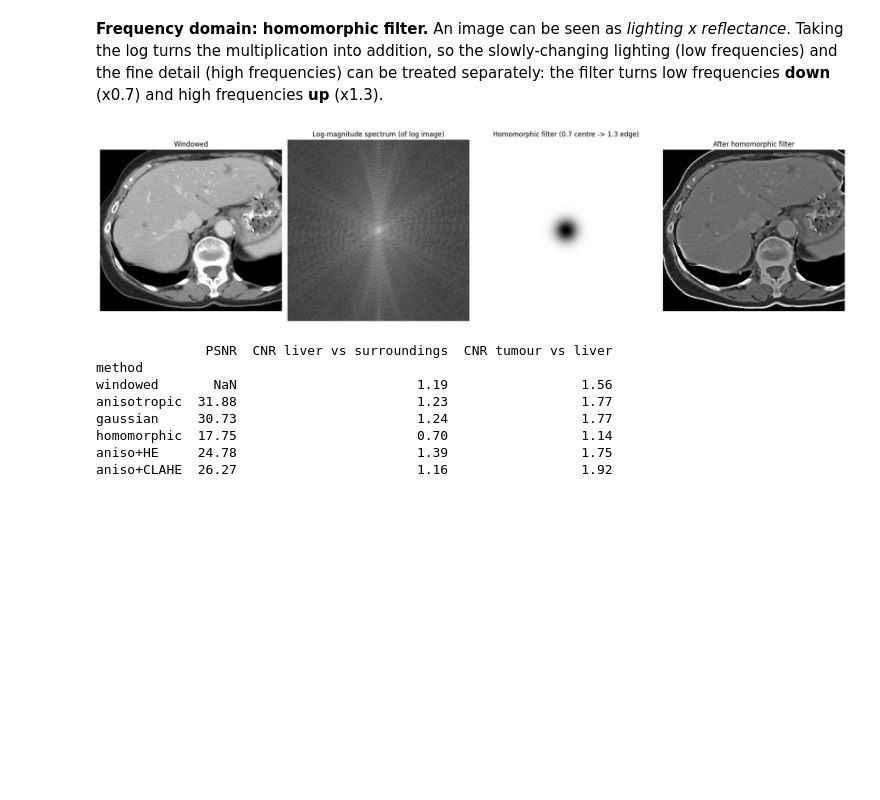
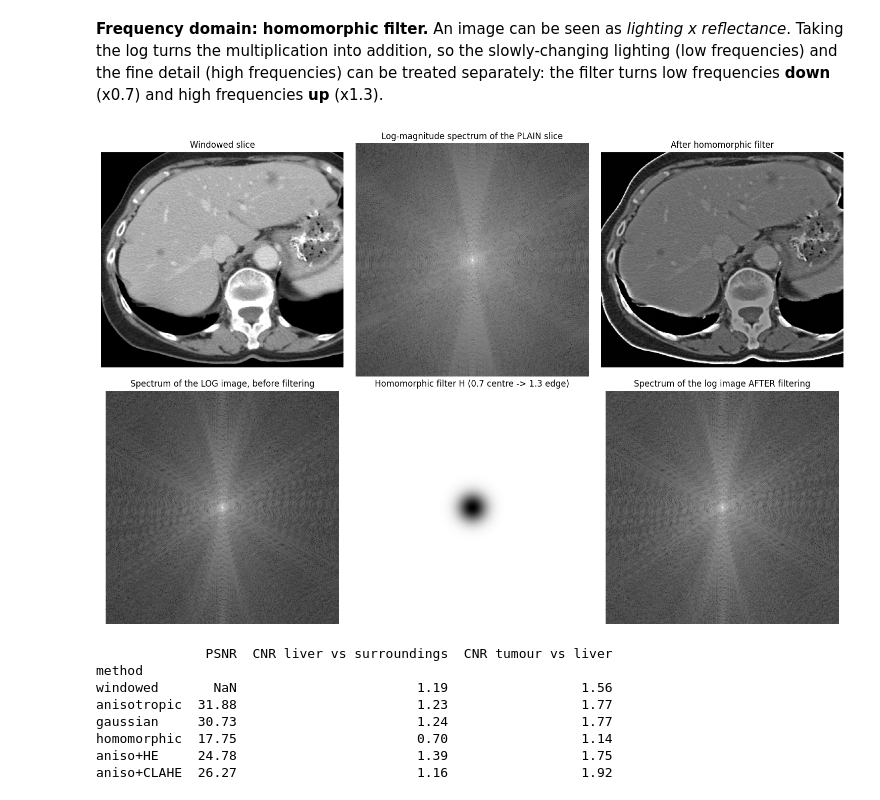
Before and after one commit to samasaeed-mv/imaging-assignment-, a Jupyter notebook: phase1/02_enhancement_charvi.ipynb, the cells around one changed output. Saved outputs shown, nothing was run; the diff lists cells and outputs as text; code cells hidden in the pictures; blank space fills up the shorter version.

```diff
--- a/phase1/02_enhancement_charvi.ipynb
+++ b/phase1/02_enhancement_charvi.ipynb
@@ -90,27 +90,31 @@ plt.tight_layout(); plt.savefig(f"{FIGS}/{NAME}_p1_contrast.png", dpi=120); plt.
 # %%
 def homomorphic(img, D0=30, gamma_low=0.7, gamma_high=1.3, c=1):
     """Homomorphic filter: image = lighting x reflectance. Taking the log turns x into +,
     then a high-emphasis filter turns DOWN slow lighting changes and turns UP detail."""
     F = np.fft.fftshift(np.fft.fft2(np.log1p(img.astype(np.float64))))
     rows, cols = img.shape
     u, v = np.meshgrid(np.arange(cols) - cols / 2, np.arange(rows) - rows / 2)
     D2 = u ** 2 + v ** 2
     H = (gamma_high - gamma_low) * (1 - np.exp(-c * D2 / D0 ** 2)) + gamma_low
     out = np.expm1(np.real(np.fft.ifft2(np.fft.ifftshift(F * H))))
     lo, hi = np.percentile(out, [1, 99])                  # robust rescale: ignore the few extreme edge pixels
     out = np.clip((out - lo) / (hi - lo + 1e-9), 0, 1) * 255
     return out.astype(np.uint8), F, H
 
 homo, F, H = homomorphic(win)
-fig, ax = plt.subplots(1, 4, figsize=(19, 5))
-ax[0].imshow(crop(win), cmap="gray"); ax[0].set_title("Windowed")
-ax[1].imshow(np.log(1 + np.abs(F)), cmap="gray"); ax[1].set_title("Log-magnitude spectrum (of log image)")
-ax[2].imshow(H, cmap="gray"); ax[2].set_title("Homomorphic filter (0.7 centre -> 1.3 edge)")
-ax[3].imshow(crop(homo), cmap="gray"); ax[3].set_title("After homomorphic filter")
-for a in ax: a.axis("off")
+F_plain = np.fft.fftshift(np.fft.fft2(win.astype(np.float64)))      # spectrum of the plain slice (no log, no filter)
+log_mag = lambda F: np.log(1 + np.abs(F))
+fig, ax = plt.subplots(2, 3, figsize=(15, 10))
+ax[0, 0].imshow(crop(win), cmap="gray"); ax[0, 0].set_title("Windowed slice")
+ax[0, 1].imshow(log_mag(F_plain), cmap="gray"); ax[0, 1].set_title("Log-magnitude spectrum of the PLAIN slice")
+ax[0, 2].imshow(crop(homo), cmap="gray"); ax[0, 2].set_title("After homomorphic filter")
+ax[1, 0].imshow(log_mag(F), cmap="gray"); ax[1, 0].set_title("Spectrum of the LOG image, before filtering")
+ax[1, 1].imshow(H, cmap="gray"); ax[1, 1].set_title("Homomorphic filter H (0.7 centre -> 1.3 edge)")
+ax[1, 2].imshow(log_mag(F * H), cmap="gray"); ax[1, 2].set_title("Spectrum of the log image AFTER filtering")
+for a in ax.ravel(): a.axis("off")
 plt.tight_layout(); plt.savefig(f"{FIGS}/{NAME}_p1_frequency.png", dpi=120); plt.show()
 # %% [output]
-[figure, old version]
+[figure, new version]
 # %%
 def psnr(ref, test):
     """How close the processed image stays to the original (dB). Higher = less changed."""
```
Also changed, not shown: 12 other files.
